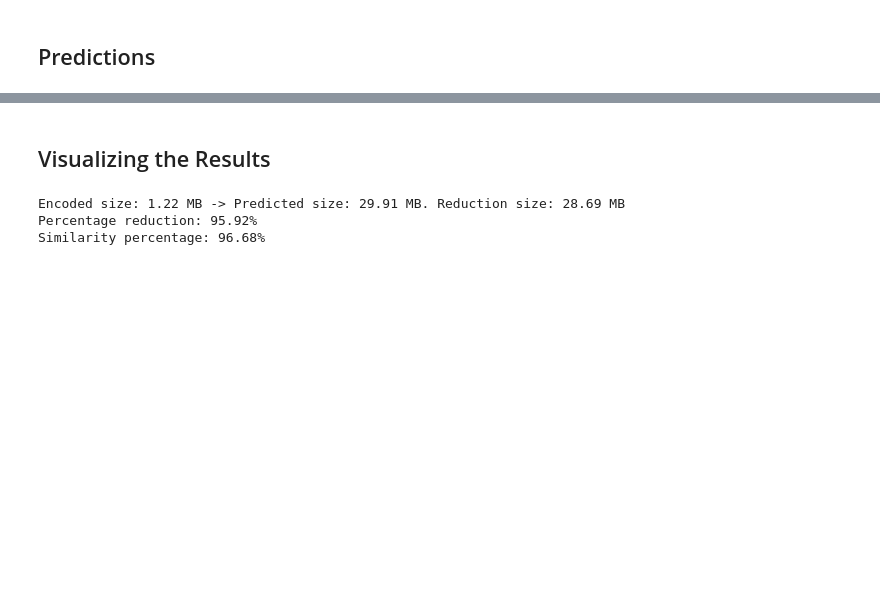
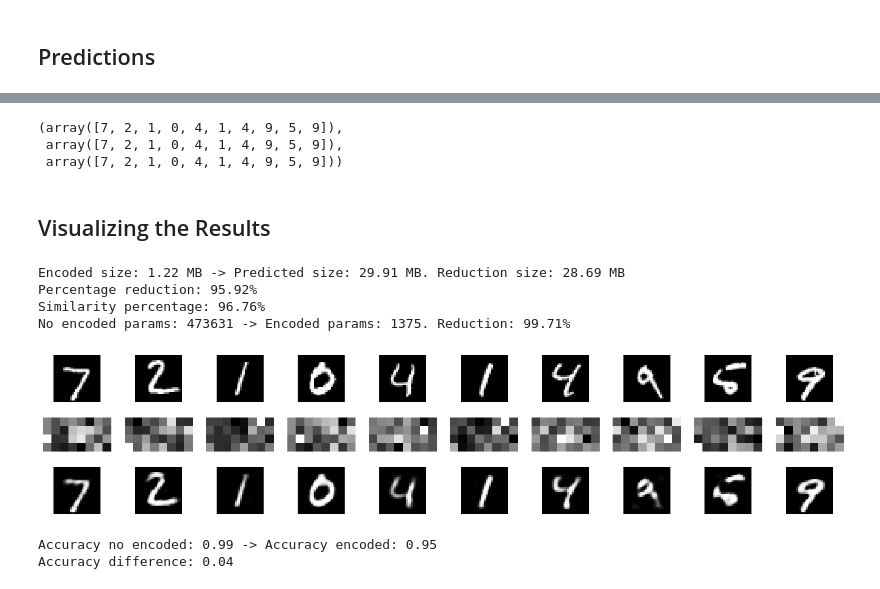
Before and after one commit to KauaHenSilva/python_image_dimensionality_reduction, a Jupyter notebook: main.ipynb, the cells around one changed output, grey strips where cells are left out. Drawn from its saved outputs; the diff is of its cells as text; code cells hidden in the pictures; blank space fills up the shorter version.

```diff
--- a/main.ipynb
+++ b/main.ipynb
@@ -165,0 +180,2 @@ autoencoder_falleng_2.compile(optimizer='adam', loss='binary_crossentropy', metr
+# %%
+units_count = int((x_train_flatten.shape[1] + y_train.shape[1]) / 2)
@@ -173,0 +202,12 @@ decoder_flatting_2 = Model(img_encoded_flatten_2, autoencoder_falleng_2.layers[-
+# %%
+units_count = int((QTD_NEURO_ENCODER + y_train.shape[1]) / 2)
+# %%
+cv2_logger_classifier_encoded = CSVLogger('cv2_logger_classifier_encoded.csv', append=False)
+network_encoded = Sequential()
+network_encoded.add(Input(shape=(QTD_NEURO_ENCODER,)))
+network_encoded.add(Dense(units_count, activation='relu'))
+network_encoded.add(Dense(units_count, activation='relu'))
+network_encoded.add(Dense(10, activation='softmax'))
+network_encoded.compile(optimizer='adam', loss='categorical_crossentropy', metrics=['accuracy'])
+params_encoded = network_encoded.count_params()
+params_encoded
@@ -191,0 +227,5 @@ imgs_decoded_train_flatting_2.shape, imgs_decoded_test_flatting_2.shape
+# %%
+imgs_encoded_x_train_flatting_2 = encoder_flatting_2.predict(x_train_flatten)
+imgs_encoded_x_test_flatting_2 = encoder_flatting_2.predict(x_test_flatten)
+imgs_decoded_x_train_flatting_2 = decoder_flatting_2.predict(imgs_encoded_x_train_flatting_2)
+imgs_decoded_x_test_flatting_2 = decoder_flatting_2.predict(imgs_encoded_x_test_flatting_2)
@@ -192,20 +258,63 @@ imgs_decoded_train_flatting_2.shape, imgs_decoded_test_flatting_2.shape
+# %%
+predicitions_no_encoded = np.argmax(predicitions_no_encoded_categorical, axis=1)
+predicitions_encoded = np.argmax(predicitions_encoded_categorical, axis=1)
+predicitions_no_encoded[:10], predicitions_encoded[:10], np.argmax(y_test[:10], axis=1)
+# %% [output]
+(array([7, 2, 1, 0, 4, 1, 4, 9, 5, 9]),
+ array([7, 2, 1, 0, 4, 1, 4, 9, 5, 9]),
+ array([7, 2, 1, 0, 4, 1, 4, 9, 5, 9]))
 # %% [markdown]
 ## Visualizing the Results
 # %%
-size_encoded = imgs_encoded_test_flatting_2.__sizeof__()
-size_pred = imgs_decoded_test_flatting_2.__sizeof__()
+size_encoded = imgs_encoded_x_test_flatting_2.__sizeof__()
+size_pred = imgs_decoded_x_test_flatting_2.__sizeof__()
 size_encoded_mb = size_encoded / 1024 / 1024
 size_pred_mb = size_pred / 1024 / 1024
 reduction_size = abs(size_encoded_mb - size_pred_mb)
 reduction_rate = size_pred_mb / size_encoded_mb
 percentage_reduction = (1 - (size_encoded_mb / size_pred_mb)) * 100
-mean_diff = np.mean(np.abs(x_test_flatten - imgs_decoded_test_flatting_2))
+mean_diff = np.mean(np.abs(x_test_flatten - imgs_decoded_x_test_flatting_2))
 similarity_percentage = (1 - mean_diff) * 100
+reduction_porcentage = (1 - (params_encoded / params_no_encoded)) * 100
+
 
 print(f"Encoded size: {size_encoded_mb:.2f} MB -> Predicted size: {size_pred_mb:.2f} MB. Reduction size: {reduction_size:.2f} MB")
 print(f"Percentage reduction: {percentage_reduction:.2f}%")
 print(f"Similarity percentage: {similarity_percentage:.2f}%")
+print(f"No encoded params: {params_no_encoded} -> Encoded params: {params_encoded}. Reduction: {reduction_porcentage:.2f}%")
+
+
+QTD_IMGS = 10
+plt.figure(figsize=(20, 4))
+for i in range(QTD_IMGS):
+  # Original images
+  plt.subplot(3, QTD_IMGS, i + 1)
+  plt.imshow(x_test[i], cmap='gray')
+  plt.axis('off')
+
+  # Encoded images
+  plt.subplot(3, QTD_IMGS, i + QTD_IMGS + 1)
+  plt.imshow(imgs_encoded_x_test_flatting_2[i].reshape(4, 8), cmap='gray')
+  plt.axis('off')
+
+  # Reconstructed images
+  plt.subplot(3, QTD_IMGS, i + 2 * QTD_IMGS + 1)
+  plt.imshow(imgs_decoded_x_test_flatting_2[i].reshape(28, 28), cmap='gray')
+  plt.axis('off')
+
+plt.show()
 # %% [output]
 Encoded size: 1.22 MB -> Predicted size: 29.91 MB. Reduction size: 28.69 MB
 Percentage reduction: 95.92%
-Similarity percentage: 96.68%
+Similarity percentage: 96.76%
+No encoded params: 473631 -> Encoded params: 1375. Reduction: 99.71%
+[figure, added]
+# %%
+accuracy_no_encoded = np.mean(predicitions_no_encoded == np.argmax(y_test, axis=1))
+accuracy_encoded = np.mean(predicitions_encoded == np.argmax(y_test, axis=1))
+
+print(f"Accuracy no encoded: {accuracy_no_encoded:.2f} -> Accuracy encoded: {accuracy_encoded:.2f}")
+print(f"Accuracy difference: {abs(accuracy_encoded - accuracy_no_encoded):.2f}")
+# %% [output]
+Accuracy no encoded: 0.99 -> Accuracy encoded: 0.95
+Accuracy difference: 0.04
```
Also changed, not shown: parts of 21 cells of this notebook, 4 other files.
